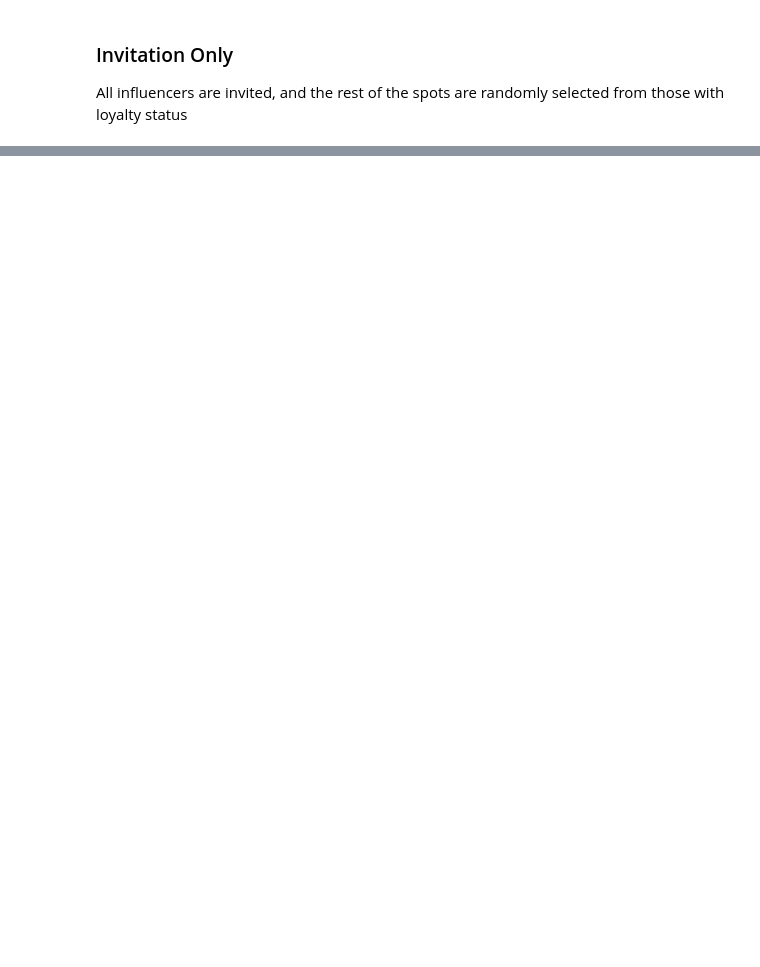
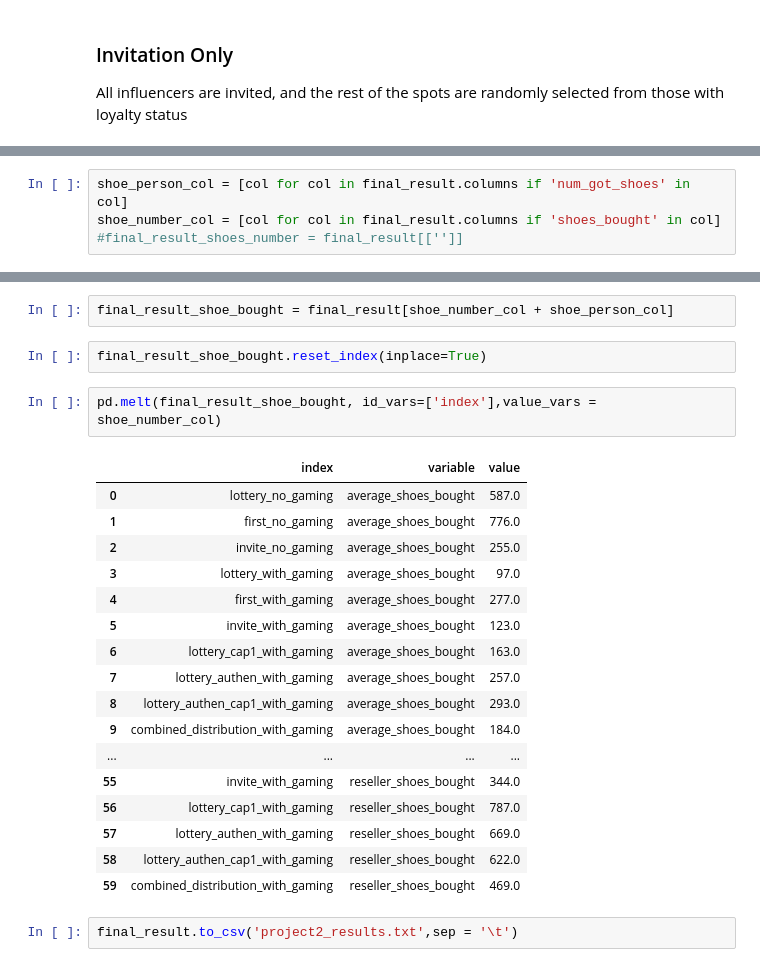
Before and after one commit to lydiareader/dcds-500-project-2, a Jupyter notebook: model/exploration.ipynb, the cells around one changed output, grey strips where cells are left out. Saved outputs shown, nothing was run; the diff lists cells and outputs as text; blank space fills up the shorter version.

Commit message:
project2 final

```diff
--- a/model/exploration.ipynb
+++ b/model/exploration.ipynb
@@ -122,0 +191,4 @@ reseller difference in actual and expected:  -2
+# %%
+shoe_person_col = [col for col in final_result.columns if 'num_got_shoes' in col]
+shoe_number_col = [col for col in final_result.columns if 'shoes_bought' in col]
+#final_result_shoes_number = final_result[['']]
@@ -122,0 +204,26 @@ reseller difference in actual and expected:  -2
+# %%
+final_result_shoe_bought = final_result[shoe_number_col + shoe_person_col]
+# %%
+final_result_shoe_bought.reset_index(inplace=True)
+# %%
+pd.melt(final_result_shoe_bought, id_vars=['index'],value_vars = shoe_number_col)
+# %% [output]
+|  | index | variable | value |
+| 0 | lottery_no_gaming | average_shoes_bought | 587.0 |
+| 1 | first_no_gaming | average_shoes_bought | 776.0 |
+| 2 | invite_no_gaming | average_shoes_bought | 255.0 |
+| 3 | lottery_with_gaming | average_shoes_bought | 97.0 |
+| 4 | first_with_gaming | average_shoes_bought | 277.0 |
+| 5 | invite_with_gaming | average_shoes_bought | 123.0 |
+| 6 | lottery_cap1_with_gaming | average_shoes_bought | 163.0 |
+| 7 | lottery_authen_with_gaming | average_shoes_bought | 257.0 |
+| 8 | lottery_authen_cap1_with_gaming | average_shoes_bought | 293.0 |
+| 9 | combined_distribution_with_gaming | average_shoes_bought | 184.0 |
+| ... | ... | ... | ... |
+| 55 | invite_with_gaming | reseller_shoes_bought | 344.0 |
+| 56 | lottery_cap1_with_gaming | reseller_shoes_bought | 787.0 |
+| 57 | lottery_authen_with_gaming | reseller_shoes_bought | 669.0 |
+| 58 | lottery_authen_cap1_with_gaming | reseller_shoes_bought | 622.0 |
+| 59 | combined_distribution_with_gaming | reseller_shoes_bought | 469.0 |
+# %%
+final_result.to_csv('project2_results.txt',sep = '\t')
```
Also changed, not shown: parts of 25 cells of this notebook, 4 other files.
